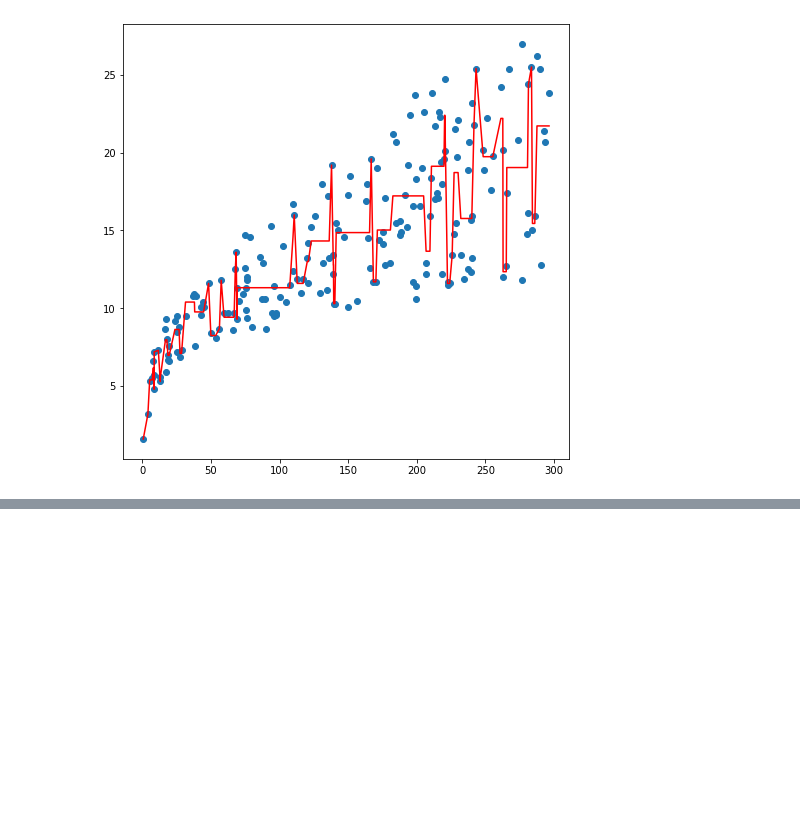
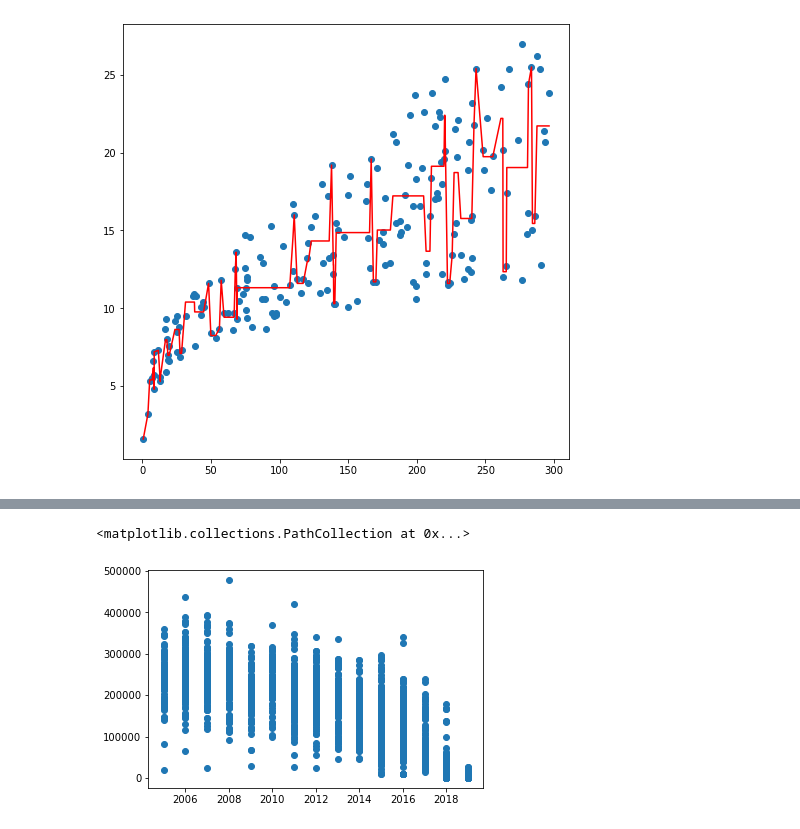
Before and after one commit to pad1903alx/kursalx, a Jupyter notebook: Dzien08/03-dt-regresja.ipynb, the cells around one changed output, grey strips where cells are left out. Saved outputs shown, nothing was run; the diff lists cells and outputs as text; code cells hidden in the pictures; blank space fills up the shorter version.

```diff
--- a/Dzien08/03-dt-regresja.ipynb
+++ b/Dzien08/03-dt-regresja.ipynb
@@ -44,0 +100,5 @@ print(r2_score(y , model.predict(X) ))
+# %%
+plt.scatter(df.Rocznik, df.Przebieg)
+# %% [output]
+<matplotlib.collections.PathCollection at 0x...>
+[figure, added]
```
Also changed, not shown: parts of 15 cells of this notebook, 2 other files.
